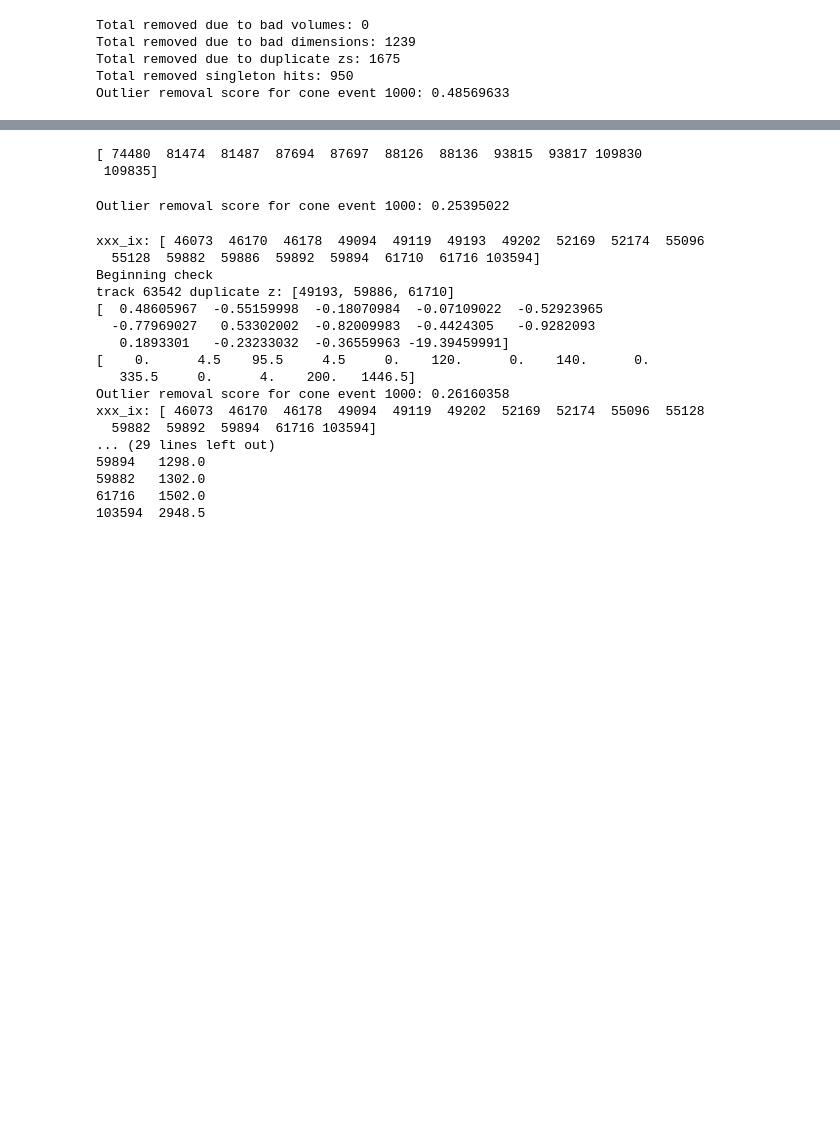
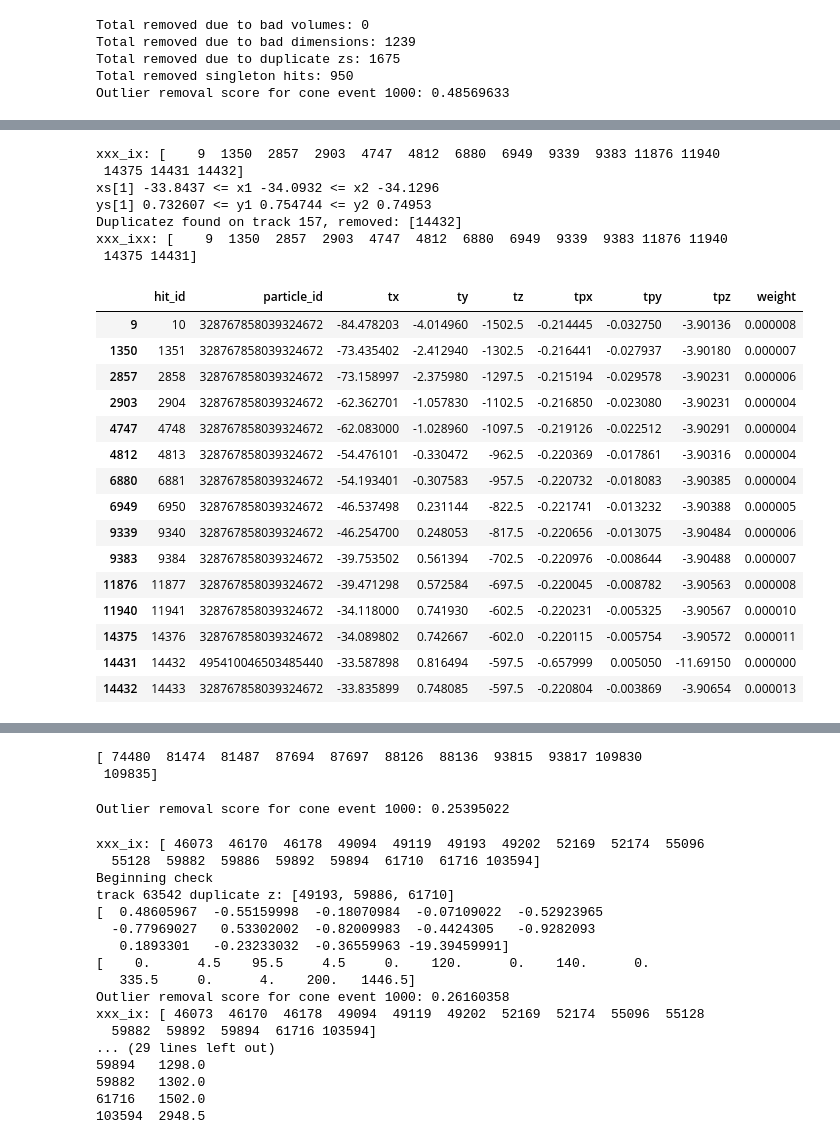
Before and after one commit to nicolefinnie/kaggle-trackml, a Jupyter notebook: src/notebooks/EDA/test_merge.ipynb, the cells around one changed output, grey strips where cells are left out. Saved outputs shown, nothing was run; the diff lists cells and outputs as text; code cells hidden in the pictures; blank space fills up the shorter version.

```diff
--- a/src/notebooks/EDA/test_merge.ipynb
+++ b/src/notebooks/EDA/test_merge.ipynb
@@ -699,0 +726,43 @@ cone score for event 1000: 0.48750889
+# %%
+track_to_remove = 157
+labels_h3 = np.copy(labels_helix)
+xxx_ix = np.where(labels_h3 == track_to_remove)[0]
+print('xxx_ix: ' + str(xxx_ix))
+(labels_h3x, _, _, _) = remove_track_outliers(track_to_remove, labels_h3, hits, False)#, True)
+xxx_ixx = np.where(labels_h3x == track_to_remove)[0]
+print('xxx_ixx: ' + str(xxx_ixx))
+#(labels_h3, cx, cy, cz) = remove_track_outliers(track_to_remove, labels_c3, hits)
+#labels_c3x = np.copy(labels_c3)
+#one_submission = create_one_event_submission(1000, hits, labels_c3)
+#score = score_event(truth, one_submission)
+#print("Outlier removal score for cone event %d: %.8f" % (1000, score))
+# rem 0,0, score 0.26152679
+#xxx_ix = np.where(labels_c3 == track_to_remove)[0]
+#print('xxx_ix: ' + str(xxx_ix))
+xxx_df = truth.loc[xxx_ix]
+xxx_df = xxx_df.sort_values('tz')
+xxx_df
+# %% [output]
+xxx_ix: [    9  1350  2857  2903  4747  4812  6880  6949  9339  9383 11876 11940
+ 14375 14431 14432]
+xs[1] -33.8437 <= x1 -34.0932 <= x2 -34.1296
+ys[1] 0.732607 <= y1 0.754744 <= y2 0.74953
+Duplicatez found on track 157, removed: [14432]
+xxx_ixx: [    9  1350  2857  2903  4747  4812  6880  6949  9339  9383 11876 11940
+ 14375 14431]
+|  | hit_id | particle_id | tx | ty | tz | tpx | tpy | tpz | weight |
+| 9 | 10 | 328767858039324672 | -84.478203 | -4.014960 | -1502.5 | -0.214445 | -0.032750 | -3.90136 | 0.000008 |
+| 1350 | 1351 | 328767858039324672 | -73.435402 | -2.412940 | -1302.5 | -0.216441 | -0.027937 | -3.90180 | 0.000007 |
+| 2857 | 2858 | 328767858039324672 | -73.158997 | -2.375980 | -1297.5 | -0.215194 | -0.029578 | -3.90231 | 0.000006 |
+| 2903 | 2904 | 328767858039324672 | -62.362701 | -1.057830 | -1102.5 | -0.216850 | -0.023080 | -3.90231 | 0.000004 |
+| 4747 | 4748 | 328767858039324672 | -62.083000 | -1.028960 | -1097.5 | -0.219126 | -0.022512 | -3.90291 | 0.000004 |
+| 4812 | 4813 | 328767858039324672 | -54.476101 | -0.330472 | -962.5 | -0.220369 | -0.017861 | -3.90316 | 0.000004 |
+| 6880 | 6881 | 328767858039324672 | -54.193401 | -0.307583 | -957.5 | -0.220732 | -0.018083 | -3.90385 | 0.000004 |
+| 6949 | 6950 | 328767858039324672 | -46.537498 | 0.231144 | -822.5 | -0.221741 | -0.013232 | -3.90388 | 0.000005 |
+| 9339 | 9340 | 328767858039324672 | -46.254700 | 0.248053 | -817.5 | -0.220656 | -0.013075 | -3.90484 | 0.000006 |
+| 9383 | 9384 | 328767858039324672 | -39.753502 | 0.561394 | -702.5 | -0.220976 | -0.008644 | -3.90488 | 0.000007 |
+| 11876 | 11877 | 328767858039324672 | -39.471298 | 0.572584 | -697.5 | -0.220045 | -0.008782 | -3.90563 | 0.000008 |
+| 11940 | 11941 | 328767858039324672 | -34.118000 | 0.741930 | -602.5 | -0.220231 | -0.005325 | -3.90567 | 0.000010 |
+| 14375 | 14376 | 328767858039324672 | -34.089802 | 0.742667 | -602.0 | -0.220115 | -0.005754 | -3.90572 | 0.000011 |
+| 14431 | 14432 | 495410046503485440 | -33.587898 | 0.816494 | -597.5 | -0.657999 | 0.005050 | -11.69150 | 0.000000 |
+| 14432 | 14433 | 328767858039324672 | -33.835899 | 0.748085 | -597.5 | -0.220804 | -0.003869 | -3.90654 | 0.000013 |
```
Also changed, not shown: parts of 26 cells of this notebook.
